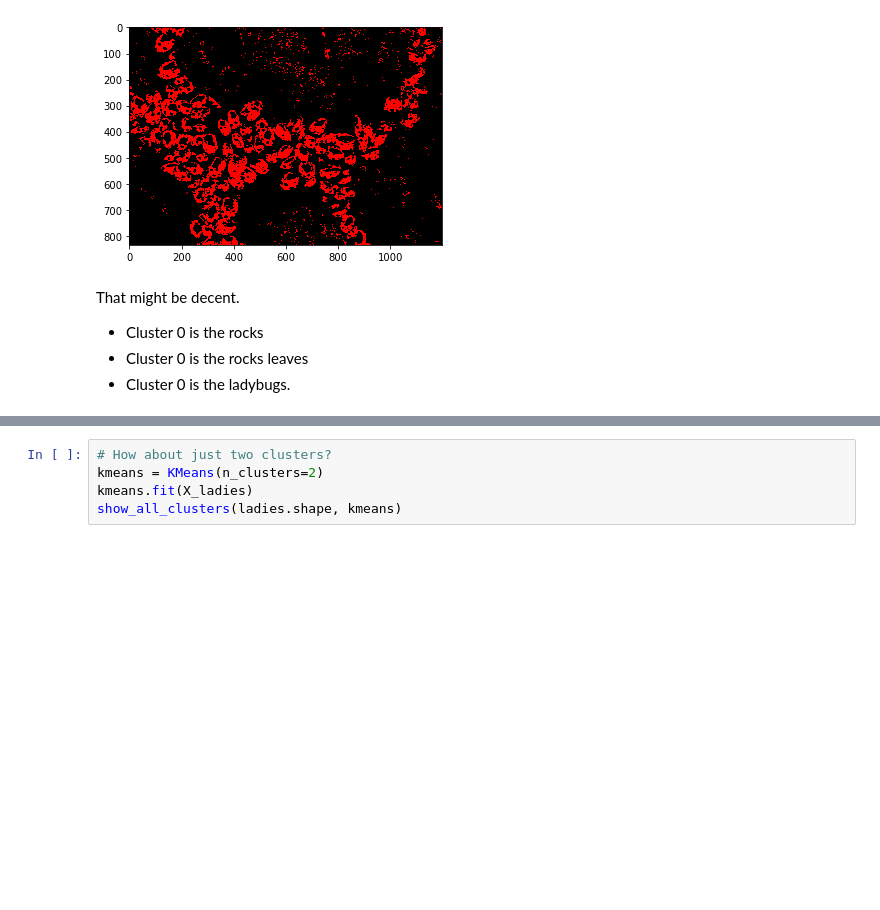
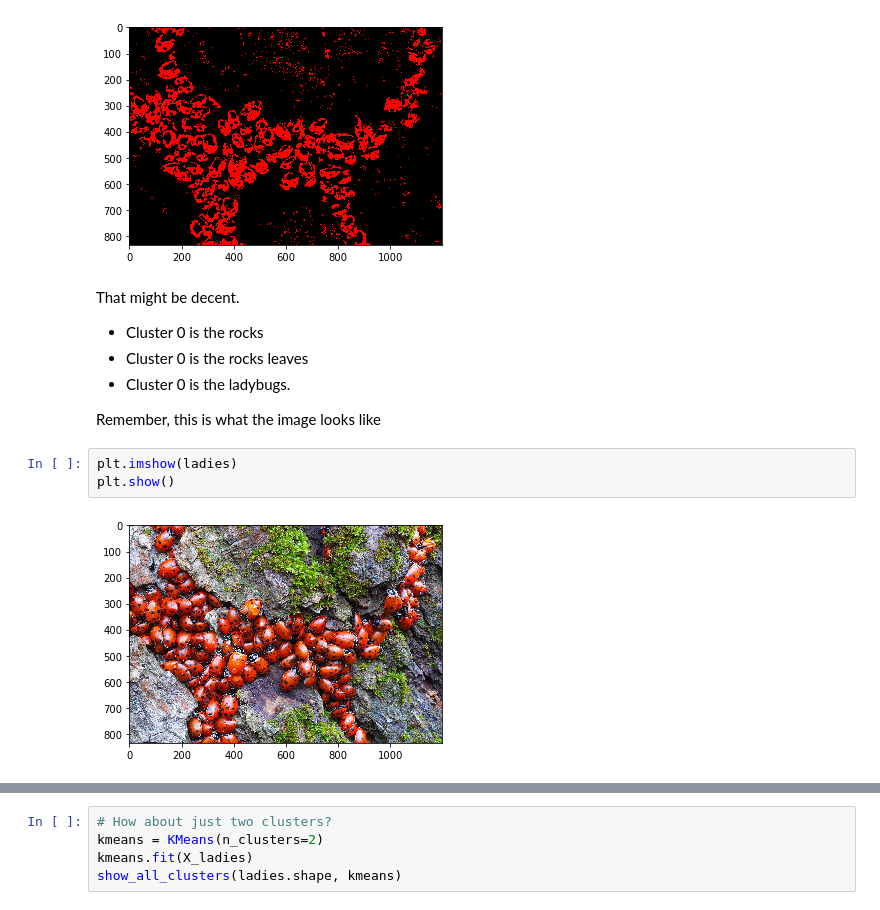
Before and after one commit to youngelf/MachineLearning, a Jupyter notebook: Hands-On2/Chapter 9.ipynb, the cells around one changed output, grey strips where cells are left out. Cells and saved outputs as stored; diff of their text form; blank space fills up the shorter version.

```diff
--- a/Hands-On2/Chapter 9.ipynb
+++ b/Hands-On2/Chapter 9.ipynb
@@ -299,3 +313,10 @@ That might be decent.
 * Cluster 0 is the rocks
 * Cluster 0 is the rocks leaves
 * Cluster 0 is the ladybugs.
+
+Remember, this is what the image looks like
+# %%
+plt.imshow(ladies)
+plt.show()
+# %% [output]
+[figure, added]
```
Also changed, not shown: parts of 21 cells of this notebook, 2 other files.
